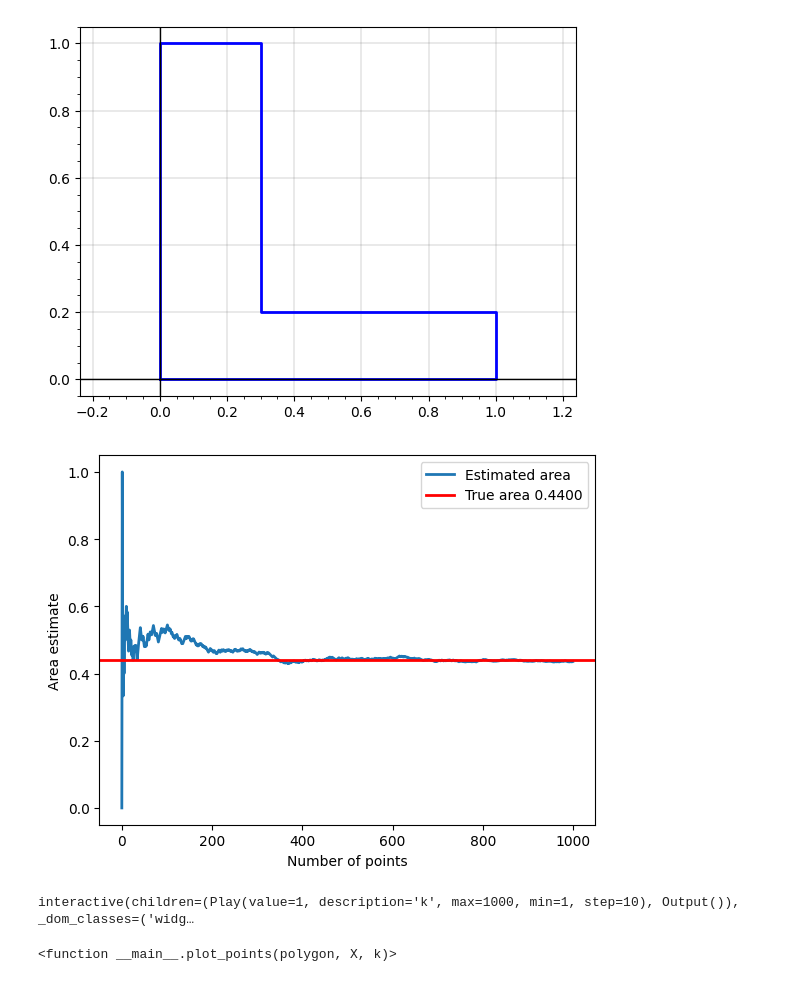
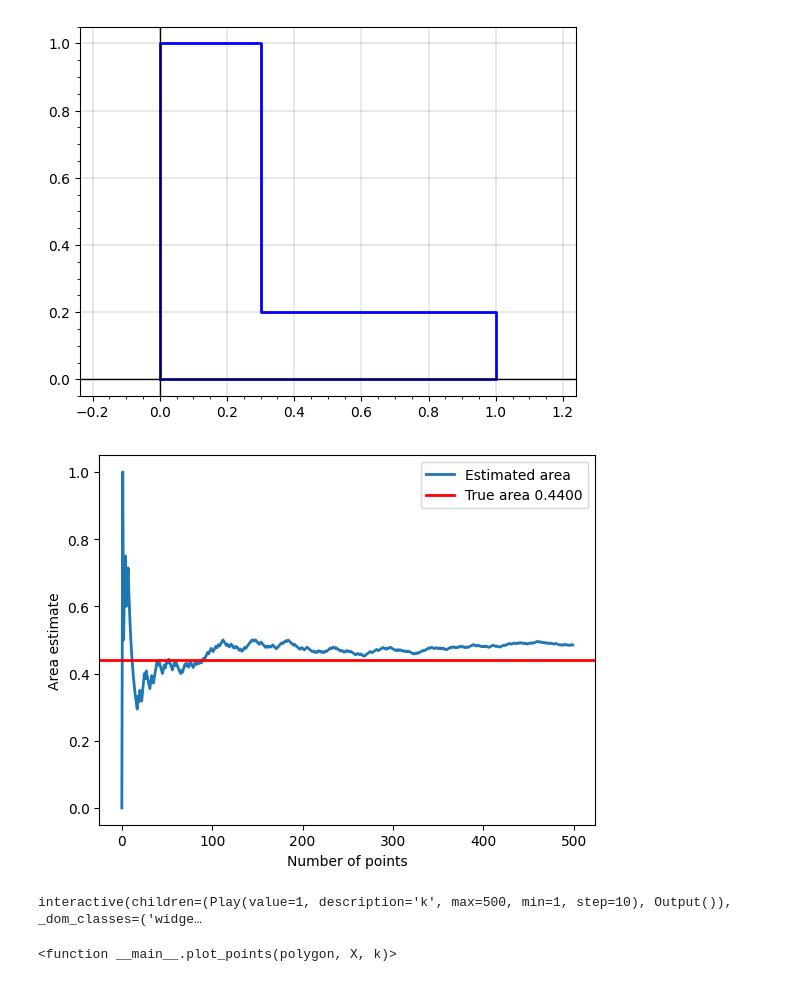
Before and after one commit to apurvanakade/2024F-monte-carlo-methods, a Jupyter notebook: AR.ipynb, the cells around one changed output. Saved outputs shown, nothing was run; the diff lists cells and outputs as text; code cells hidden in the pictures.

```diff
--- a/AR.ipynb
+++ b/AR.ipynb
@@ -36,7 +36,7 @@ plt.show()
 # %% [output]
 [figure]
 # %%
-n = 1000
+n = 500
 
 # generate n random points in the unit square
 X = np.random.rand(n, 2)
@@ -62,35 +62,35 @@ def plot_points(polygon, X, k):
 # %%
 
 # find the area of the L shape
-true_area = polygon.area
+true_area = poly.area
 
 # estimate the area of the L shape using the first k points in X
 def area_estimate(X, k):
     inside_points = 0
     for i in range(k):
       inside_points += mask[i]
     return inside_points/k
 
 
 # plot the area estimate as a function of k and the true area
 def plot_area_estimate(X, n, true_area):
     area = np.zeros(n)
     for i in range(1, n):
         area[i] = area_estimate(X, i)
     plt.plot(area, label='Estimated area')
     plt.axhline(true_area, color='r', label='True area {:.4f}'.format(true_area))
     plt.xlabel('Number of points')
     plt.ylabel('Area estimate')
     plt.legend()
     plt.show()
 
 plot_area_estimate(X, n, true_area)
 # %% [output]
-[figure, old version]
+[figure, new version]
 # %%
 widgets.interact(plot_points, polygon=widgets.fixed(region), X=widgets.fixed(X), k=widgets.Play(min=1, max=n, step=10, value=1), continuous_update=True)
 
 # widgets.interact(plot_points, polygon=widgets.fixed(region), X=widgets.fixed(X), k=widgets.IntSlider(min=1, max=n, step=10, value=1))
 # %% [output]
-interactive(children=(Play(value=1, description='k', max=1000, min=1, step=10), Output()), _dom_classes=('widg…
+interactive(children=(Play(value=1, description='k', max=500, min=1, step=10), Output()), _dom_classes=('widge…
 <function __main__.plot_points(polygon, X, k)>
```
Also changed, not shown: 28 other files.
